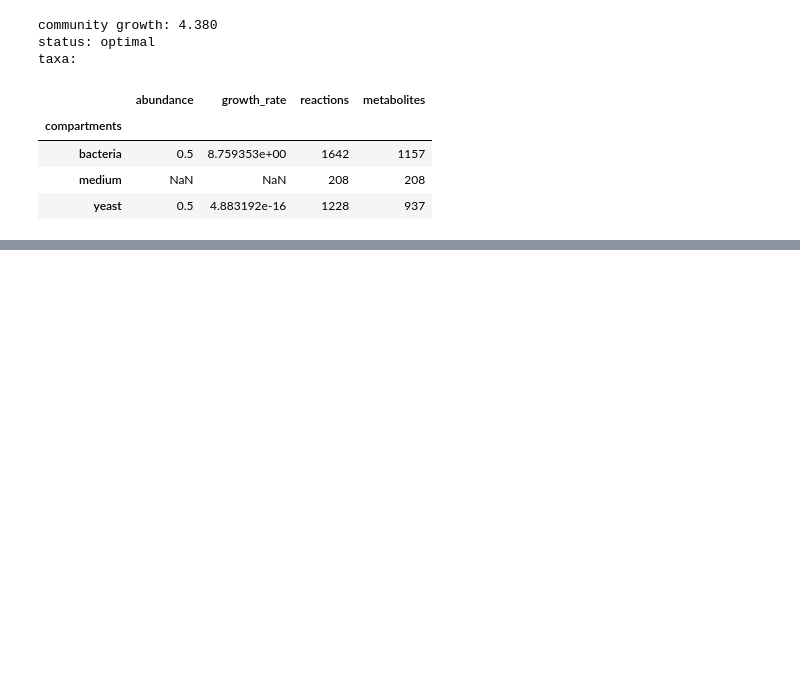
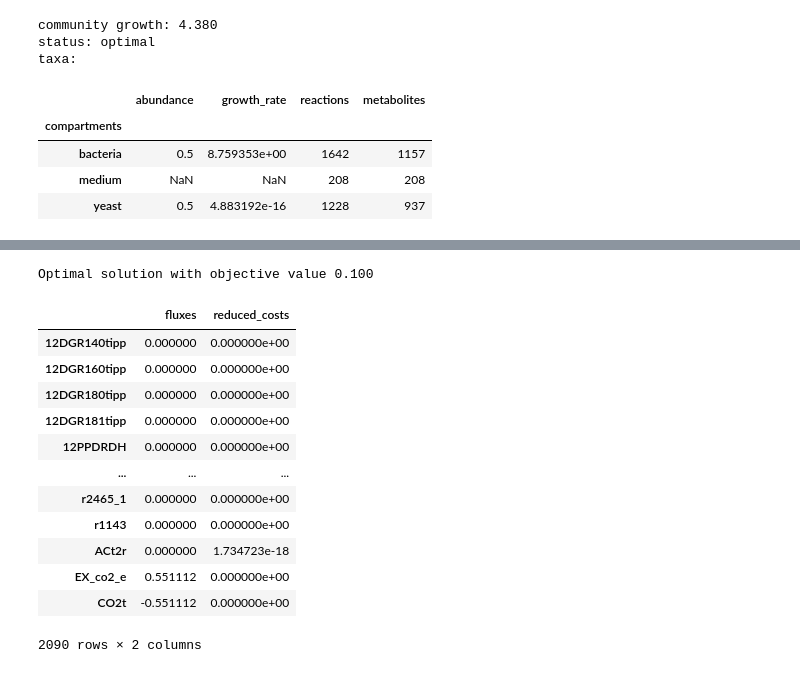
Before and after one commit to arianccbasile/FBA_OLISSIPO_Winter_School, a Jupyter notebook: notebooks/3_fba_community.ipynb, the cells around one changed output, grey strips where cells are left out. Drawn from its saved outputs; the diff is of its cells as text; code cells hidden in the pictures; blank space fills up the shorter version.

```diff
--- a/notebooks/3_fba_community.ipynb
+++ b/notebooks/3_fba_community.ipynb
@@ -582,0 +680,20 @@ taxa:
+# %%
+mm179=cobra.medium.minimal_medium(Leaf179)
+mm179
+Leaf179.medium=mm179
+Leaf179.optimize()
+# %% [output]
+Optimal solution with objective value 0.100
+|  | fluxes | reduced_costs |
+| 12DGR140tipp | 0.000000 | 0.000000e+00 |
+| 12DGR160tipp | 0.000000 | 0.000000e+00 |
+| 12DGR180tipp | 0.000000 | 0.000000e+00 |
+| 12DGR181tipp | 0.000000 | 0.000000e+00 |
+| 12PPDRDH | 0.000000 | 0.000000e+00 |
+| ... | ... | ... |
+| r2465_1 | 0.000000 | 0.000000e+00 |
+| r1143 | 0.000000 | 0.000000e+00 |
+| ACt2r | 0.000000 | 1.734723e-18 |
+| EX_co2_e | 0.551112 | 0.000000e+00 |
+| CO2t | -0.551112 | 0.000000e+00 |
+2090 rows × 2 columns
```
Also changed, not shown: parts of 50 cells of this notebook, 16 other files.
